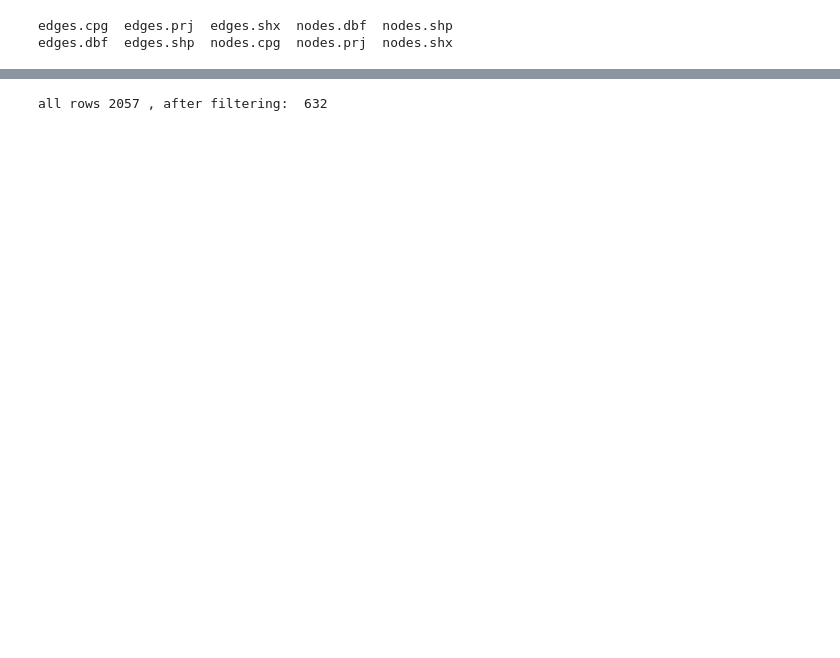
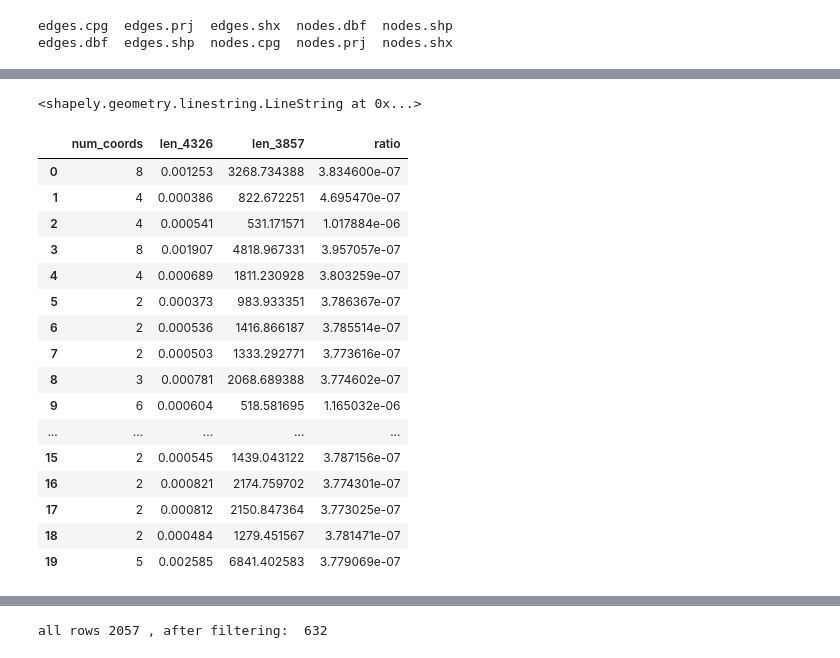
Before and after one commit to kywch/geo-colab, a Jupyter notebook: TreePedia_Step1_point_sampling.ipynb, the cells around one changed output, grey strips where cells are left out. Drawn from its saved outputs; the diff is of its cells as text; code cells hidden in the pictures; blank space fills up the shorter version.

```diff
--- a/TreePedia_Step1_point_sampling.ipynb
+++ b/TreePedia_Step1_point_sampling.ipynb
@@ -98,3 +96,8 @@ Data columns (total 19 columns):
  18  geometry  2057 non-null   geometry
 dtypes: float64(1), geometry(1), int64(6), object(11)
 memory usage: 305.5+ KB
+# %%
+#osm_map_flt['osmid']
+osm_map_flt['geometry'].iloc[0]
+# %% [output]
+<shapely.geometry.linestring.LineString at 0x...>
@@ -100,0 +118,23 @@ memory usage: 305.5+ KB
+# %%
+quick_df = pd.DataFrame({'num_coords': num_coords, 'len_4326':len_4326, 'len_3857':len_3857})
+quick_df['ratio'] = quick_df['len_4326'] / quick_df['len_3857']
+# %%
+quick_df.head(20)
+# %% [output]
+|  | num_coords | len_4326 | len_3857 | ratio |
+| 0 | 8 | 0.001253 | 3268.734388 | 3.834600e-07 |
+| 1 | 4 | 0.000386 | 822.672251 | 4.695470e-07 |
+| 2 | 4 | 0.000541 | 531.171571 | 1.017884e-06 |
+| 3 | 8 | 0.001907 | 4818.967331 | 3.957057e-07 |
+| 4 | 4 | 0.000689 | 1811.230928 | 3.803259e-07 |
+| 5 | 2 | 0.000373 | 983.933351 | 3.786367e-07 |
+| 6 | 2 | 0.000536 | 1416.866187 | 3.785514e-07 |
+| 7 | 2 | 0.000503 | 1333.292771 | 3.773616e-07 |
+| 8 | 3 | 0.000781 | 2068.689388 | 3.774602e-07 |
+| 9 | 6 | 0.000604 | 518.581695 | 1.165032e-06 |
+| ... | ... | ... | ... | ... |
+| 15 | 2 | 0.000545 | 1439.043122 | 3.787156e-07 |
+| 16 | 2 | 0.000821 | 2174.759702 | 3.774301e-07 |
+| 17 | 2 | 0.000812 | 2150.847364 | 3.773025e-07 |
+| 18 | 2 | 0.000484 | 1279.451567 | 3.781471e-07 |
+| 19 | 5 | 0.002585 | 6841.402583 | 3.779069e-07 |
```
Also changed, not shown: parts of 15 cells of this notebook.
